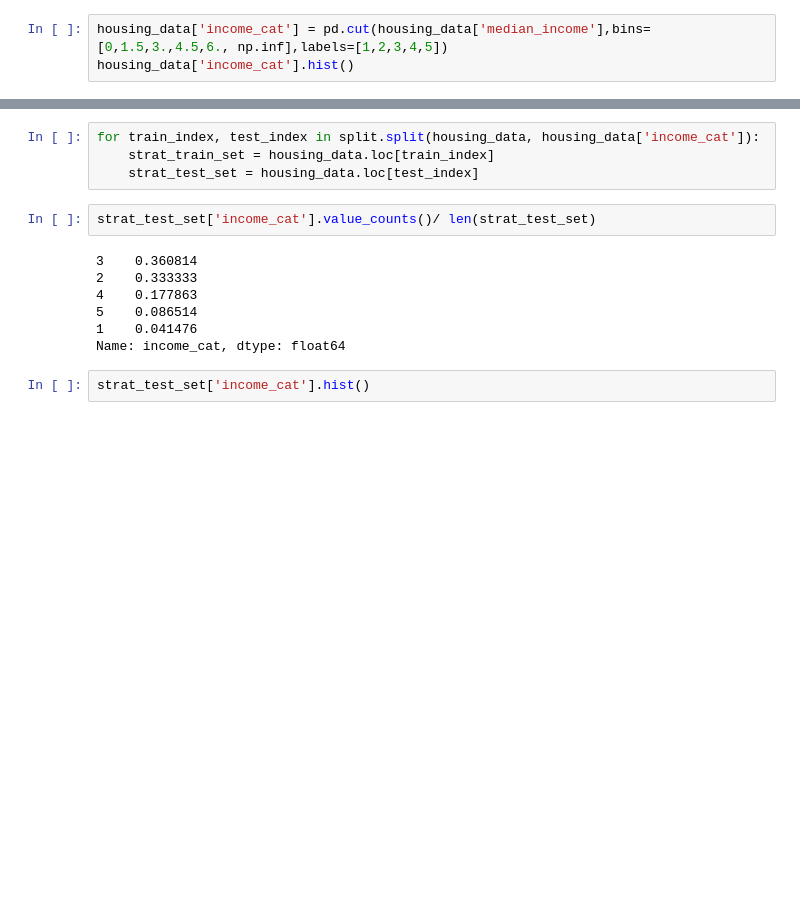
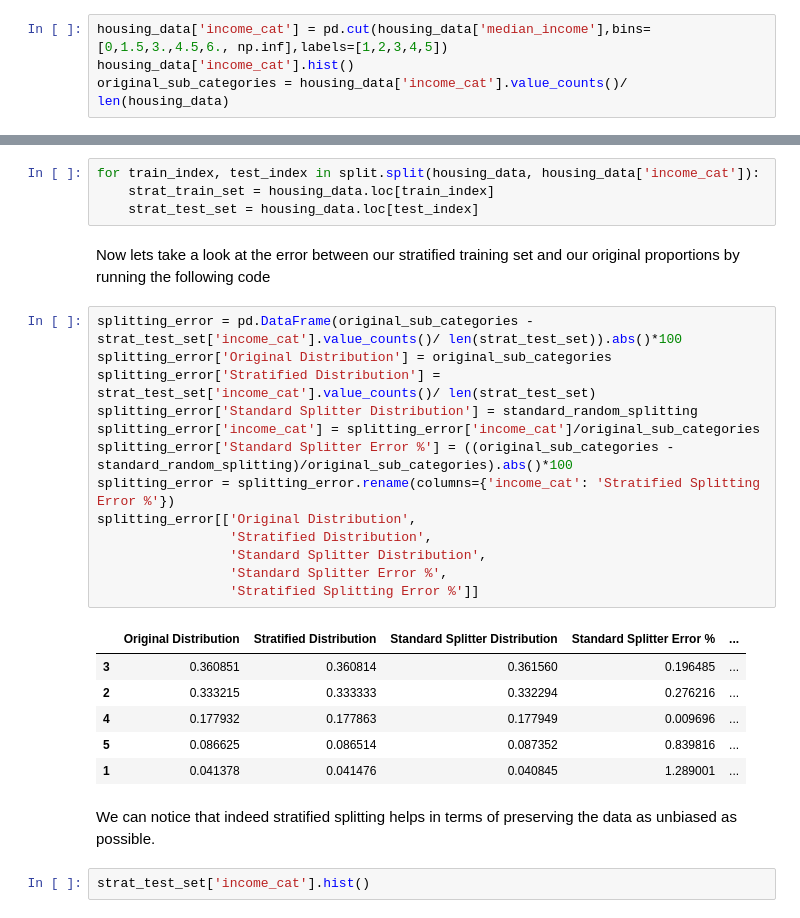
Before and after one commit to rod08018/Hands-on-ML, a Jupyter notebook: Traditional ML/Basic_regression.ipynb, the cells around one changed output, grey strips where cells are left out. Cells and saved outputs as stored; diff of their text form; blank space fills up the shorter version.

```diff
--- a/Traditional ML/Basic_regression.ipynb
+++ b/Traditional ML/Basic_regression.ipynb
@@ -127,4 +138,5 @@ Assuming the median income is a very important attribute to predict median housi
 # %%
 housing_data['income_cat'] = pd.cut(housing_data['median_income'],bins=[0,1.5,3.,4.5,6., np.inf],labels=[1,2,3,4,5])
 housing_data['income_cat'].hist()
+original_sub_categories = housing_data['income_cat'].value_counts()/ len(housing_data)
 # %% [output]
@@ -140,15 +151,30 @@ After splitting the data we define our new stratified train and test sets as see
 for train_index, test_index in split.split(housing_data, housing_data['income_cat']):
     strat_train_set = housing_data.loc[train_index]
     strat_test_set = housing_data.loc[test_index]
-# %%
-strat_test_set['income_cat'].value_counts()/ len(strat_test_set)
-# %% [output]
-3    0.360814
-2    0.333333
-4    0.177863
-5    0.086514
-1    0.041476
-Name: income_cat, dtype: float64
+# %% [markdown]
+Now lets take a look at the error between our stratified training set and our original proportions by running the following code
+# %%
+splitting_error = pd.DataFrame(original_sub_categories - strat_test_set['income_cat'].value_counts()/ len(strat_test_set)).abs()*100
+splitting_error['Original Distribution'] = original_sub_categories
+splitting_error['Stratified Distribution'] = strat_test_set['income_cat'].value_counts()/ len(strat_test_set)
+splitting_error['Standard Splitter Distribution'] = standard_random_splitting
+splitting_error['income_cat'] = splitting_error['income_cat']/original_sub_categories
+splitting_error['Standard Splitter Error %'] = ((original_sub_categories - standard_random_splitting)/original_sub_categories).abs()*100
+splitting_error = splitting_error.rename(columns={'income_cat': 'Stratified Splitting Error %'})
+splitting_error[['Original Distribution',
+                 'Stratified Distribution',
+                 'Standard Splitter Distribution',
+                 'Standard Splitter Error %',
+                 'Stratified Splitting Error %']]
+# %% [output]
+|  | Original Distribution | Stratified Distribution | Standard Splitter Distribution | Standard Splitter Error % | ... |
+| 3 | 0.360851 | 0.360814 | 0.361560 | 0.196485 | ... |
+| 2 | 0.333215 | 0.333333 | 0.332294 | 0.276216 | ... |
+| 4 | 0.177932 | 0.177863 | 0.177949 | 0.009696 | ... |
+| 5 | 0.086625 | 0.086514 | 0.087352 | 0.839816 | ... |
+| 1 | 0.041378 | 0.041476 | 0.040845 | 1.289001 | ... |
+# %% [markdown]
+We can notice that indeed stratified splitting helps in terms of preserving the data as unbiased as possible.
 # %%
 strat_test_set['income_cat'].hist()
 # %% [output]
```
Also changed, not shown: parts of 9 cells of this notebook.
